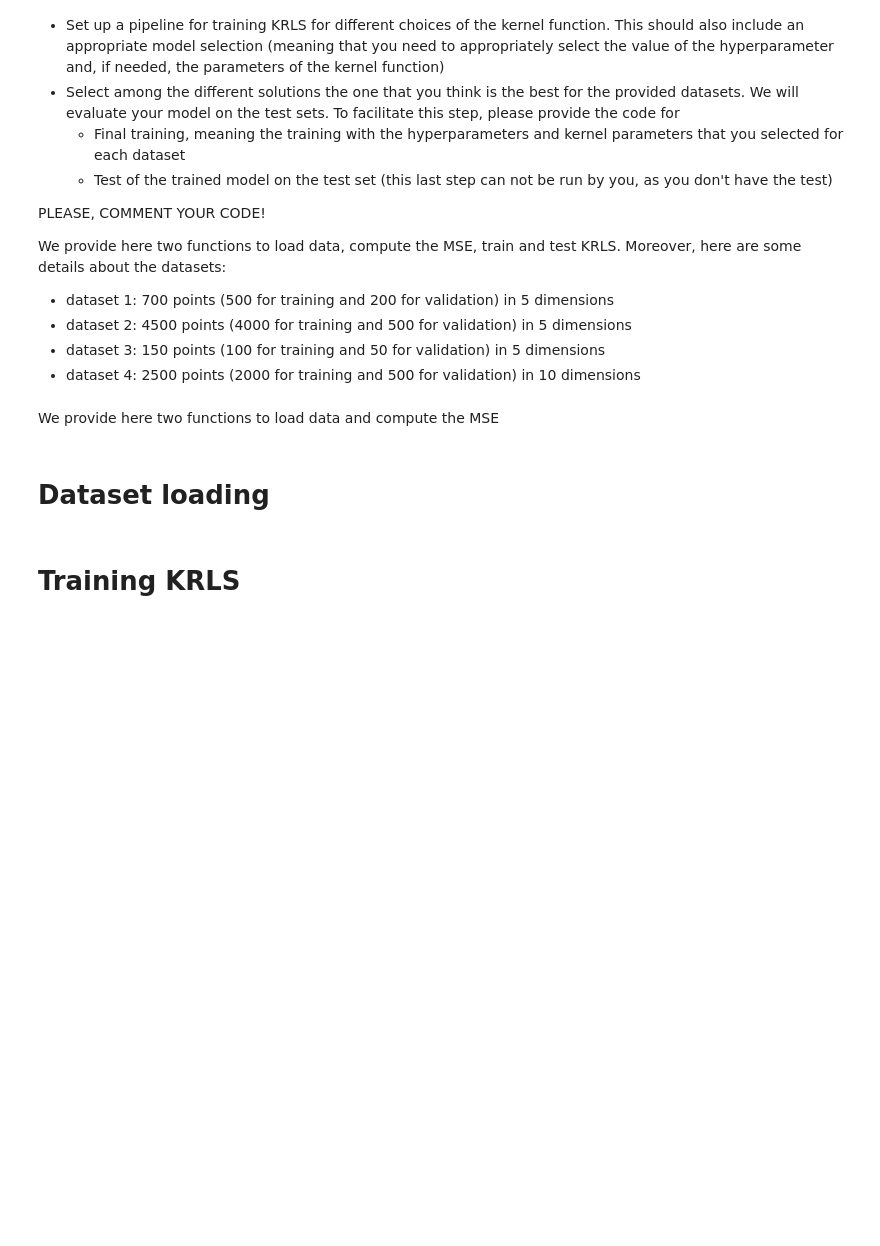
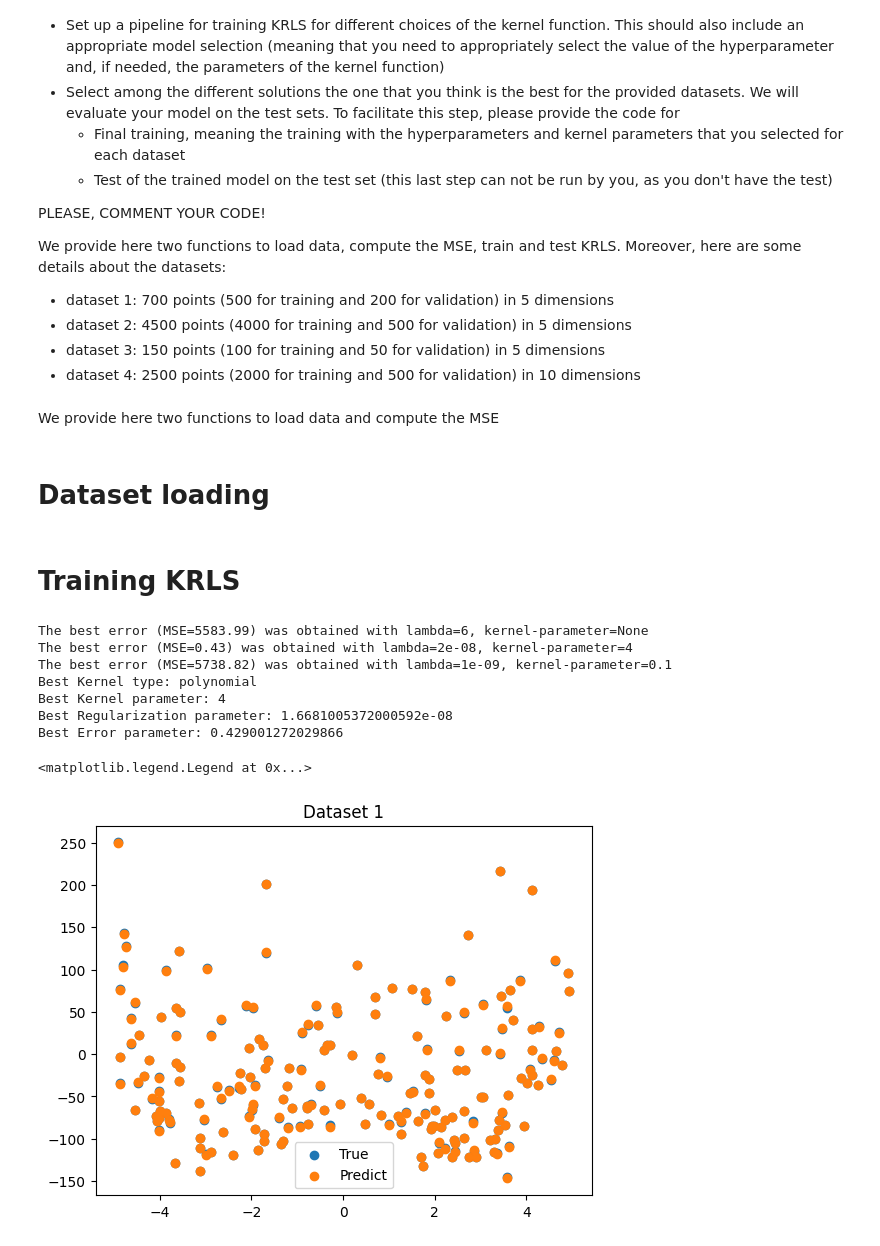
Before and after one commit to ChristianParodi/ML-group9, a Jupyter notebook: MT2/MT2.ipynb, the cells around one changed output. Saved outputs shown, nothing was run; the diff lists cells and outputs as text; code cells hidden in the pictures; blank space fills up the shorter version.

```diff
--- a/MT2/MT2.ipynb
+++ b/MT2/MT2.ipynb
@@ -141,7 +143,23 @@ def krls_kfoldcv(x_tr, y_tr, num_folds, reg_par_list, kernel_type, kernel_par_li
 # %%
 KF = 5
 lam_list = np.logspace(-9, 2, 10)
-kernel_par_list = np.arange(1, 10, 1)
+
+def model_selection(Xtr, ytr):
+    err = []
+
+    for k_pars, k_type in [([None], "linear"), (np.arange(2, 11), "polynomial"), (np.arange(0.1, 1), "gaussian")]:
+        best_lam, best_k_par, best_err = krls_kfoldcv(Xtr, ytr, KF, lam_list, k_type, k_pars)
+        err.append((best_lam, best_k_par, best_err, k_type))
+
+    best_lam, best_k_par, best_err, best_k_type = min(err, key=lambda tup: tup[2])
+    w = krls_train(Xtr, ytr, best_lam, best_k_type, best_k_par)
+
+    print(f"Best Kernel type: {best_k_type}")
+    print(f"Best Kernel parameter: {best_k_par}")
+    print(f"Best Regularization parameter: {best_lam}")
+    print(f"Best Error parameter: {best_err}")
+
+    return w, best_k_par, best_k_type
 # %%
 # find the hyperparameter with KFoldCV
 # Train KRLS model for different kernels
@@ -178,9 +197,20 @@ def model_selection(Xtr, ytr, Xte, yte):
 # %%
-w, y_pred=model_selection(Xtr_1, ytr_1, Xte_1, yte_1)
+w, best_k_par, best_k_type = model_selection(Xtr_1, ytr_1)
+y_pred = krls_predict(Xte_1, Xtr_1, w, best_k_type, best_k_par)
 
 fig, ax = plt.subplots()
 plt.title("Dataset 1")
-ax.scatter(Xte_1[:,0], yte_1, label="True" )
-ax.scatter(Xte_1[:200,0], y_pred, label="Predict" )
+ax.scatter(Xte_1[:, 0], yte_1, label="True")
+ax.scatter(Xte_1[:200, 0], y_pred, label="Predict")
 ax.legend(loc="best")
+# %% [output]
+The best error (MSE=5583.99) was obtained with lambda=6, kernel-parameter=None
+The best error (MSE=0.43) was obtained with lambda=2e-08, kernel-parameter=4
+The best error (MSE=5738.82) was obtained with lambda=1e-09, kernel-parameter=0.1
+Best Kernel type: polynomial
+Best Kernel parameter: 4
+Best Regularization parameter: 1.6681005372000592e-08
+Best Error parameter: 0.429001272029866
+<matplotlib.legend.Legend at 0x...>
+[figure, added]
 # %%
```
Also changed, not shown: parts of 6 cells of this notebook.
